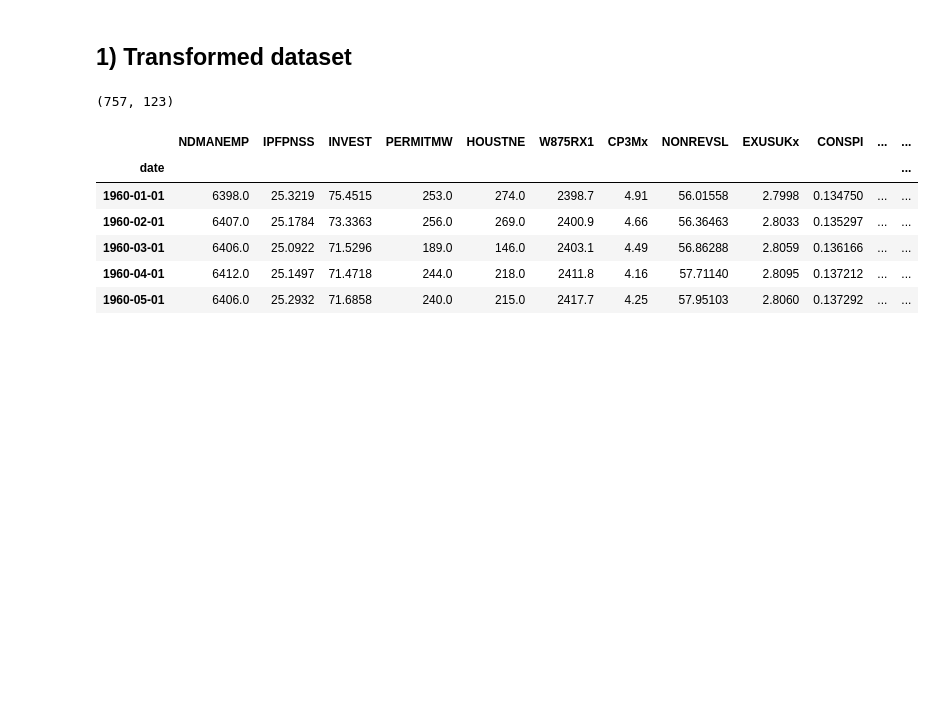
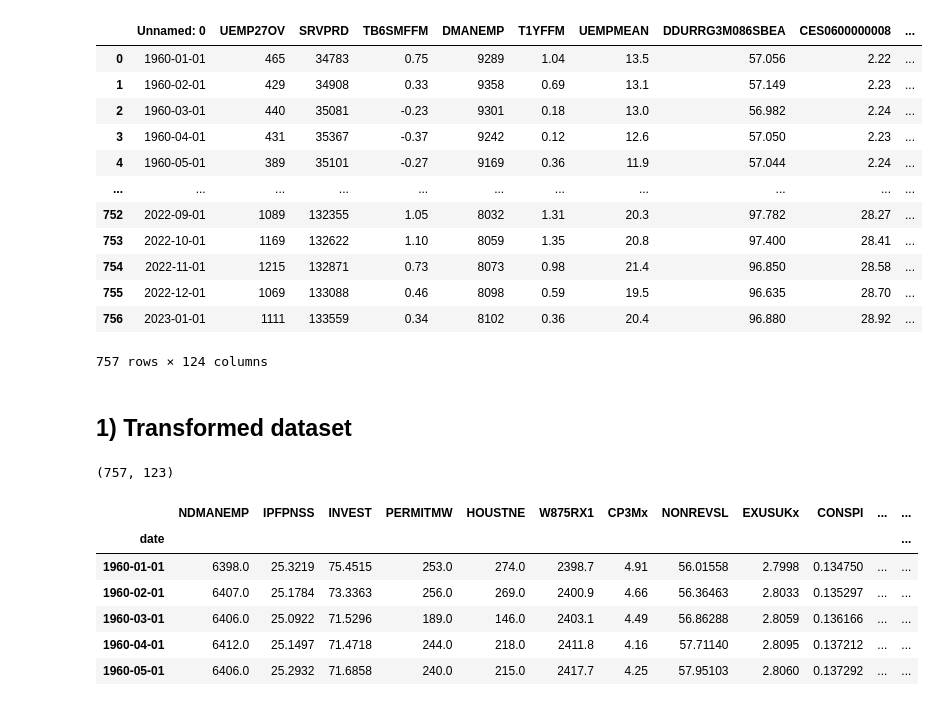
Before and after one commit to dcuoliveira/vae-ssm, a Jupyter notebook: src/check_time_series_inputs.ipynb, the cells around one changed output. Saved outputs shown, nothing was run; the diff lists cells and outputs as text; code cells hidden in the pictures; blank space fills up the shorter version.

```diff
--- a/src/check_time_series_inputs.ipynb
+++ b/src/check_time_series_inputs.ipynb
@@ -7,10 +7,26 @@ from settings import INPUTS_PATH, DATA_UTILS_PATH
 
 plt.style.use("bmh")
 # %%
-df = pd.read_csv(os.path.join(INPUTS_PATH,  "fredmd_transf_df.csv"))
+df = pd.read_csv(os.path.join(INPUTS_PATH,  "fredmd_raw_df.csv"))
 df.set_index("date", inplace=True)
 
 des = pd.read_csv(os.path.join(DATA_UTILS_PATH,  "fredmd_description.csv"), sep=";")
+# %%
+df
+# %% [output]
+|  | Unnamed: 0 | UEMP27OV | SRVPRD | TB6SMFFM | DMANEMP | T1YFFM | UEMPMEAN | DDURRG3M086SBEA | CES0600000008 | ... |
+| 0 | 1960-01-01 | 465 | 34783 | 0.75 | 9289 | 1.04 | 13.5 | 57.056 | 2.22 | ... |
+| 1 | 1960-02-01 | 429 | 34908 | 0.33 | 9358 | 0.69 | 13.1 | 57.149 | 2.23 | ... |
+| 2 | 1960-03-01 | 440 | 35081 | -0.23 | 9301 | 0.18 | 13.0 | 56.982 | 2.24 | ... |
+| 3 | 1960-04-01 | 431 | 35367 | -0.37 | 9242 | 0.12 | 12.6 | 57.050 | 2.23 | ... |
+| 4 | 1960-05-01 | 389 | 35101 | -0.27 | 9169 | 0.36 | 11.9 | 57.044 | 2.24 | ... |
+| ... | ... | ... | ... | ... | ... | ... | ... | ... | ... | ... |
+| 752 | 2022-09-01 | 1089 | 132355 | 1.05 | 8032 | 1.31 | 20.3 | 97.782 | 28.27 | ... |
+| 753 | 2022-10-01 | 1169 | 132622 | 1.10 | 8059 | 1.35 | 20.8 | 97.400 | 28.41 | ... |
+| 754 | 2022-11-01 | 1215 | 132871 | 0.73 | 8073 | 0.98 | 21.4 | 96.850 | 28.58 | ... |
+| 755 | 2022-12-01 | 1069 | 133088 | 0.46 | 8098 | 0.59 | 19.5 | 96.635 | 28.70 | ... |
+| 756 | 2023-01-01 | 1111 | 133559 | 0.34 | 8102 | 0.36 | 20.4 | 96.880 | 28.92 | ... |
+757 rows × 124 columns
 # %% [markdown]
 ## 1) Transformed dataset
 # %%
```
Also changed, not shown: parts of 1 cell of this notebook, 3 other files.
